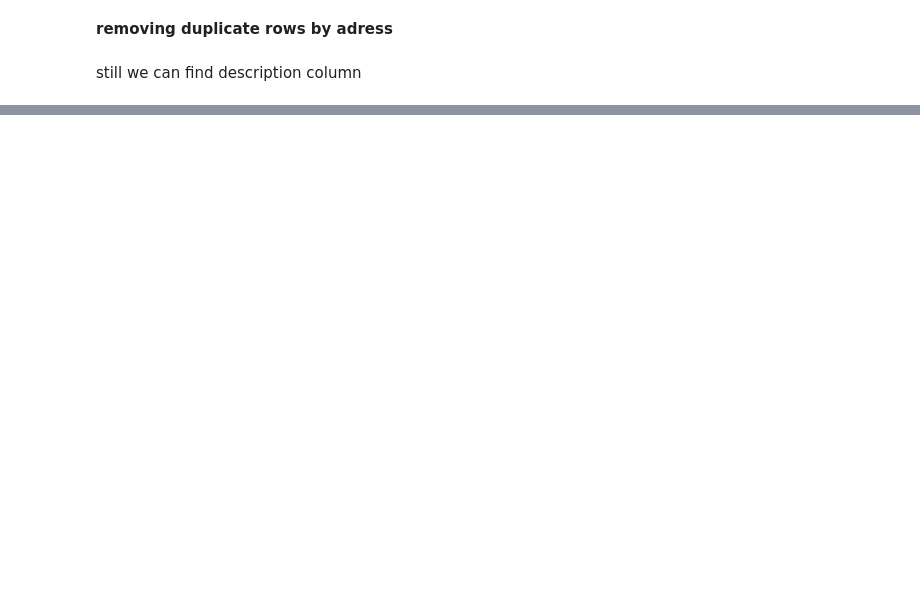
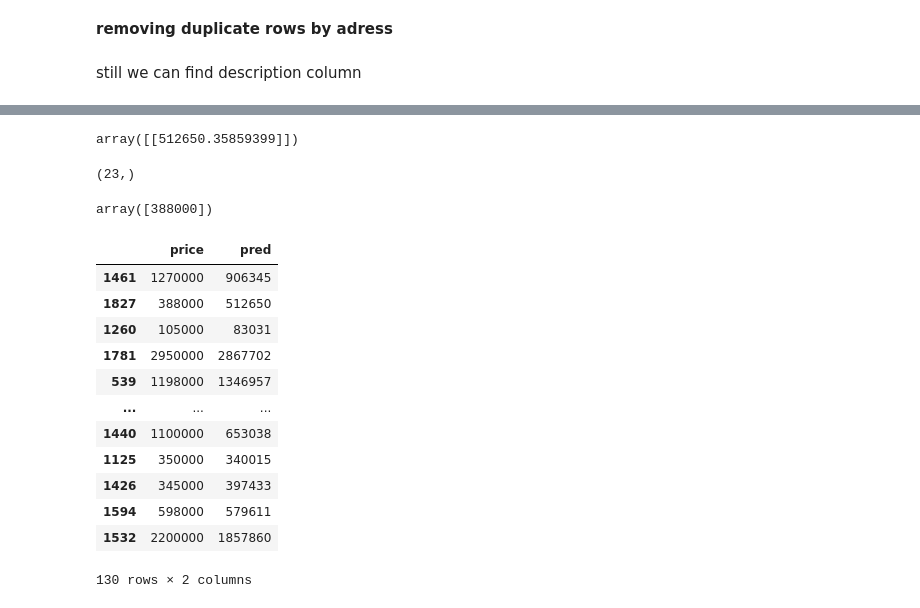
Before and after one commit to pthavarasa/Real_Estate_Paris_House_Price_Prediction, a Jupyter notebook: linear-regression.ipynb, the cells around one changed output, grey strips where cells are left out. Saved outputs shown, nothing was run; the diff lists cells and outputs as text; code cells hidden in the pictures; blank space fills up the shorter version.

```diff
--- a/linear-regression.ipynb
+++ b/linear-regression.ipynb
@@ -140,0 +362,32 @@ print(r2_score*100,'%')
+# %%
+lm.predict([X_test[:].iloc[1].values])
+# %% [output]
+array([[512650.35859399]])
+# %%
+X_test[:].iloc[0].values.shape
+# %% [output]
+(23,)
+# %%
+y_test[:].iloc[1].values
+# %% [output]
+array([388000])
+# %%
+test = pd.DataFrame(y_test)
+# %%
+test['pred'] = predictions.astype(int)
+# %%
+test
+# %% [output]
+|  | price | pred |
+| 1461 | 1270000 | 906345 |
+| 1827 | 388000 | 512650 |
+| 1260 | 105000 | 83031 |
+| 1781 | 2950000 | 2867702 |
+| 539 | 1198000 | 1346957 |
+| ... | ... | ... |
+| 1440 | 1100000 | 653038 |
+| 1125 | 350000 | 340015 |
+| 1426 | 345000 | 397433 |
+| 1594 | 598000 | 579611 |
+| 1532 | 2200000 | 1857860 |
+130 rows × 2 columns
```
Also changed, not shown: parts of 40 cells of this notebook.
